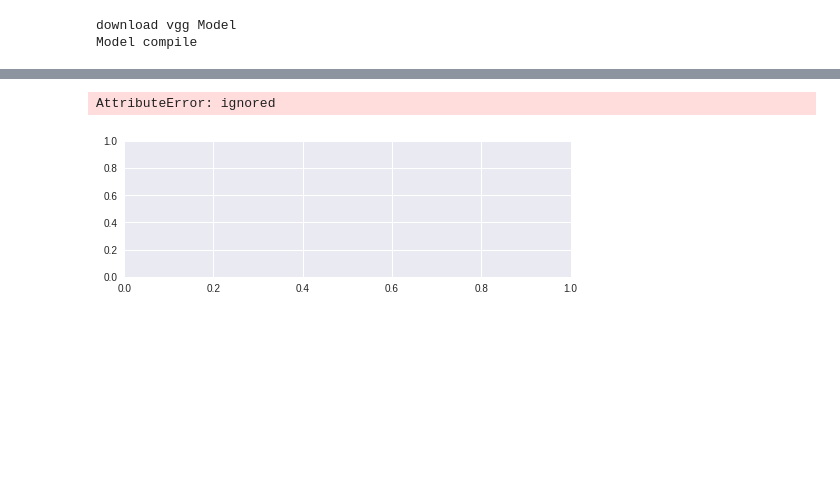
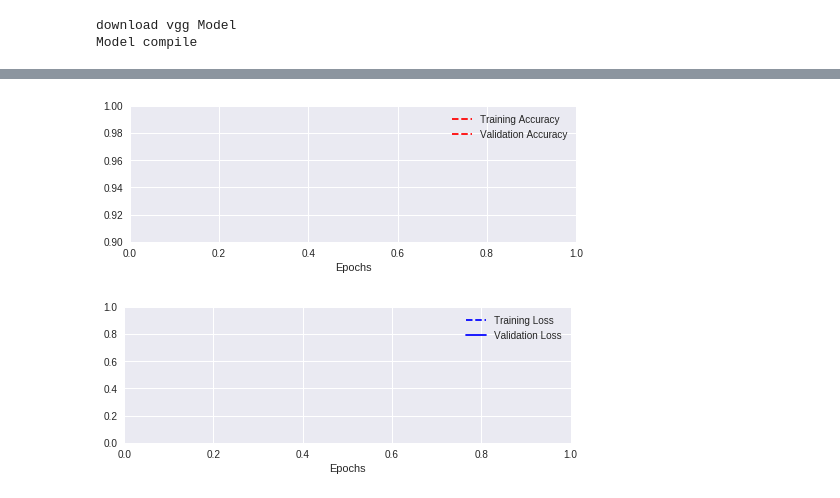
Before and after one commit to winneking/hello-world, a Jupyter notebook: augmentation.ipynb, the cells around one changed output, grey strips where cells are left out. Saved outputs shown, nothing was run; the diff lists cells and outputs as text; code cells hidden in the pictures; blank space fills up the shorter version.

```diff
--- a/augmentation.ipynb
+++ b/augmentation.ipynb
@@ -113,7 +113,7 @@ print('Test accuracy:', score[1])
 #Plot loss and accc curve
 plt.figure('acc')
 plt.subplot(2,1,1)
-plt.plot(log.history['acc'],'r--',laber='Training Accuracy')
+plt.plot(log.history['acc'],'r--',label='Training Accuracy')
 plt.plot(log.history['val_acc'],'r--',label='Validation Accuracy')
 plt.legend(loc='best')
 plt.xlabel('Epochs')
@@ -121,7 +121,7 @@ plt.axis([0,epochs,0.9,1])
 plt.figure('loss')
 plt.subplot(2,1,2)
 plt.plot(log.history['loss'],'b--',label='Training Loss')
-plt.plot(log,history['val_losss'],'b-',label='Validation Loss')
+plt.plot(log.history['val_loss'],'b-',label='Validation Loss')
 plt.legend(loc='best')
 plt.xlabel('Epochs')
 plt.axis([0,epochs,0,1])
@@ -138,2 +138,2 @@ Epoch 1/1
-AttributeError: ignored
-[figure, old version]
+[figure, new version]
+[figure, added]
```
Also changed, not shown: parts of 2 cells of this notebook.
